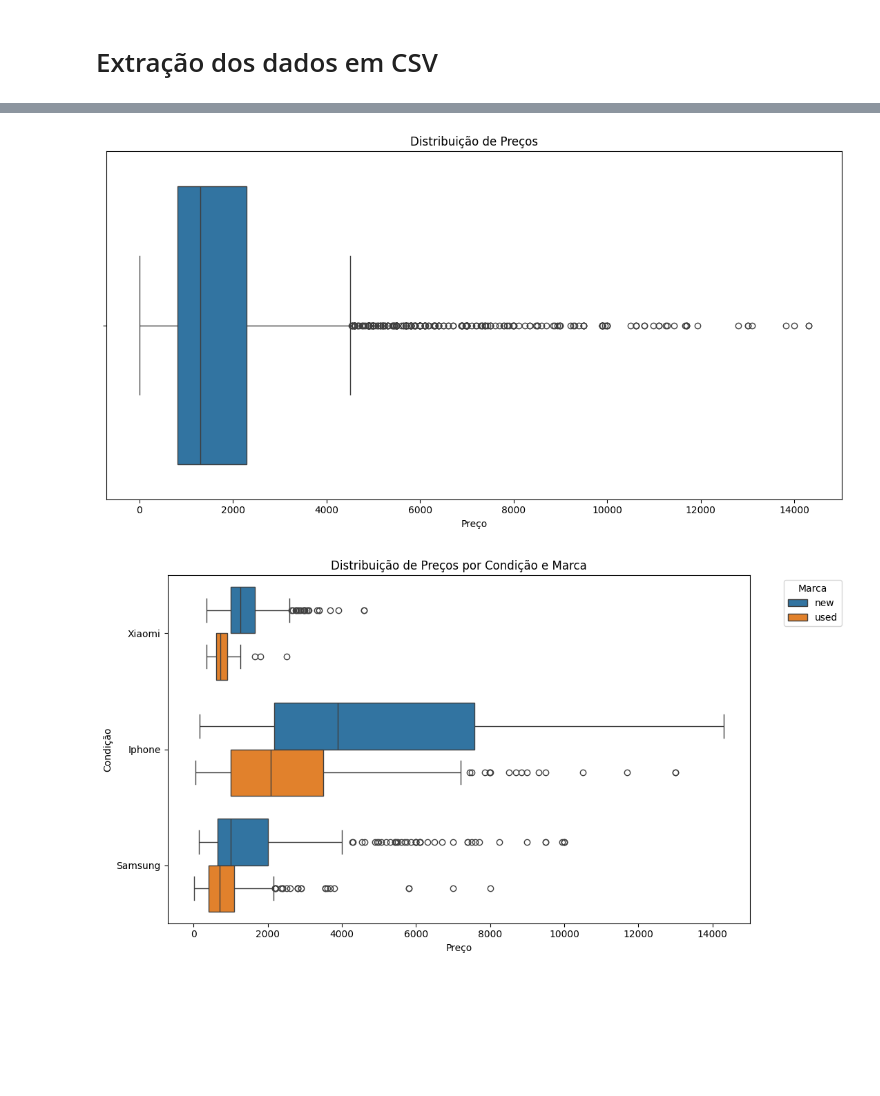
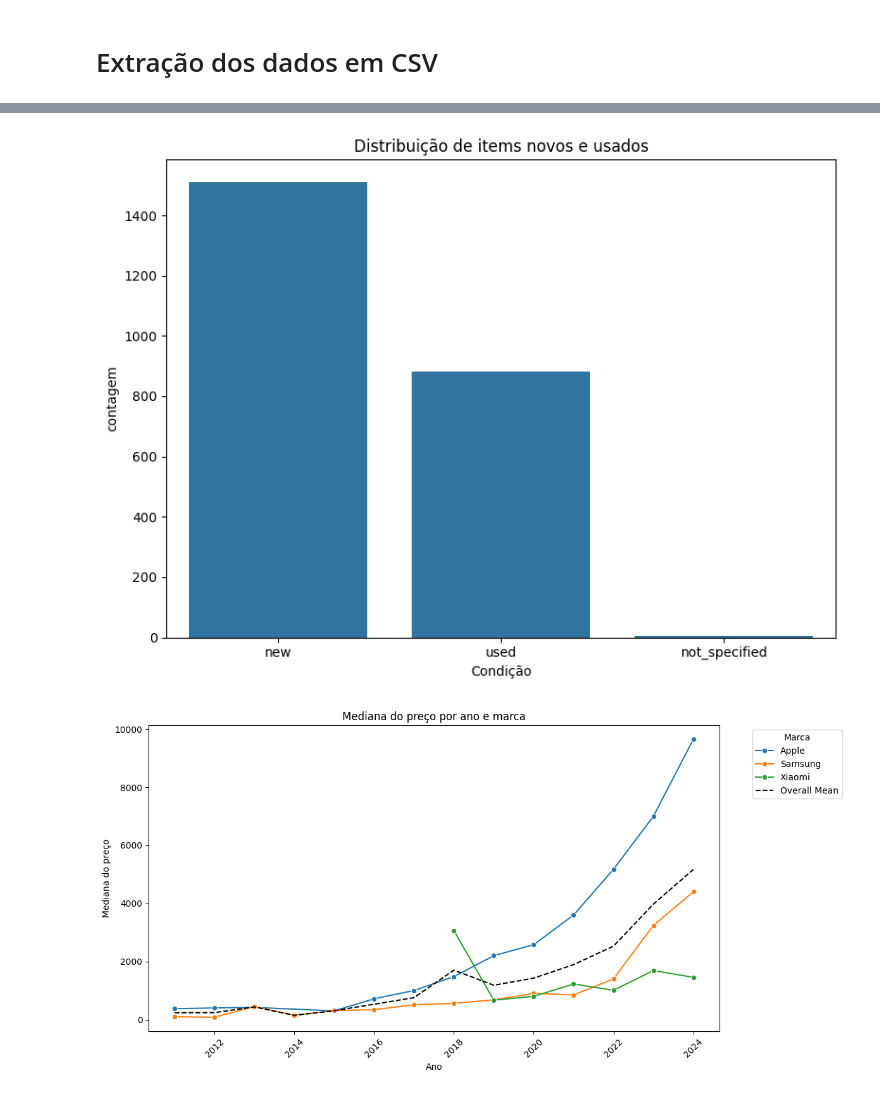
Before and after one commit to l1vitorino/Meli-Challenge-Engineer-Python, a Jupyter notebook: app/exploratory_analysis/analysis.ipynb, the cells around one changed output, grey strips where cells are left out. Cells and saved outputs as stored; diff of their text form; code cells hidden in the pictures; blank space fills up the shorter version.

```diff
--- a/app/exploratory_analysis/analysis.ipynb
+++ b/app/exploratory_analysis/analysis.ipynb
@@ -35,4 +20,4 @@ R
-# %%
-#Retirando outliers
-df = df[df['price'] < 15000]
+# %%
+# Retirar outliers, utilizando valor já conhecido de mercado, caso fosse algo dynamico utilizaria a Amplitude interquartil.
+df = df[df['price'] < 20000]
 # %% [markdown]
@@ -40,20 +51,47 @@ Análise macro dos preços
 # %%
-plt.figure(figsize=(11, 6))
-sns.boxplot(data=df[df['condition'] != 'not_specified'], x='price')
-plt.title("Distribuição de Preços")
-plt.xlabel("Preço")
-plt.tight_layout()  # Ajusta para evitar sobreposição
+plt.figure(figsize=(8, 6))
+sns.countplot(data=df, x='condition', order=df['condition'].value_counts().index)
+plt.title('Distribuição de items novos e usados')
+plt.xlabel('Condição')
+plt.ylabel('contagem')
+plt.tight_layout()
 plt.show()
+
+#Existe uma predominancia de novos.
 # %% [output]
-[figure, old version]
+[figure, new version]
-# %%
-plt.figure(figsize=(11, 6))
-sns.boxplot(data=df[df['condition'] != 'not_specified'], x='price', y='Brand', hue='condition')  # 'hue' adiciona a separação por 'brand'
-plt.title("Distribuição de Preços por Condição e Marca")
-plt.xlabel("Preço")
-plt.ylabel("Condição")
-plt.legend(title="Marca", bbox_to_anchor=(1.05, 1), loc='upper left')
-plt.tight_layout()  # Ajusta para evitar sobreposição
-plt.show()
-# %% [output]
-[figure, removed]
+# %%
+# Calculando o preço médio por ano para cada marca, filtrei o ano pois temos alguns outliers.
+mean_price_per_year_brand = df.groupby(['BRAND', 'RELEASE_YEAR'])['price'].median().reset_index()
+filtered_data = mean_price_per_year_brand[(mean_price_per_year_brand['RELEASE_YEAR'] >= 2000) & (mean_price_per_year_brand['RELEASE_YEAR'] <= 2024)]
+
+# Criando o preço média das 3 marcas por ano.
+overall_mean_price_per_year = filtered_data.groupby('RELEASE_YEAR')['price'].mean().reset_index()
+
+plt.figure(figsize=(12, 6))
+
+# plotando as linhas das marcas
+sns.lineplot(data=filtered_data, x='RELEASE_YEAR', y='price', hue='BRAND', marker='o')
+
+# plotando a linha do geral
+plt.plot(
+    overall_mean_price_per_year['RELEASE_YEAR'],
+    overall_mean_price_per_year['price'],
+    linestyle='--',
+    color='black',
+    label='Overall Mean'
+)
+
+
+plt.title('Mediana do preço por ano e marca')
+plt.xlabel('Ano')
+plt.ylabel('Mediana do preço')
+plt.xticks(rotation=45)
+plt.legend(title='Marca', bbox_to_anchor=(1.05, 1), loc='upper left')
+plt.tight_layout()
+
+plt.show()
+
+# Aqui podemos perceber que quando mais perto da data de lançamento, mais o preço eleva
+# %% [output]
+[figure, added]
```
Also changed, not shown: parts of 8 cells of this notebook, 8 other files.
